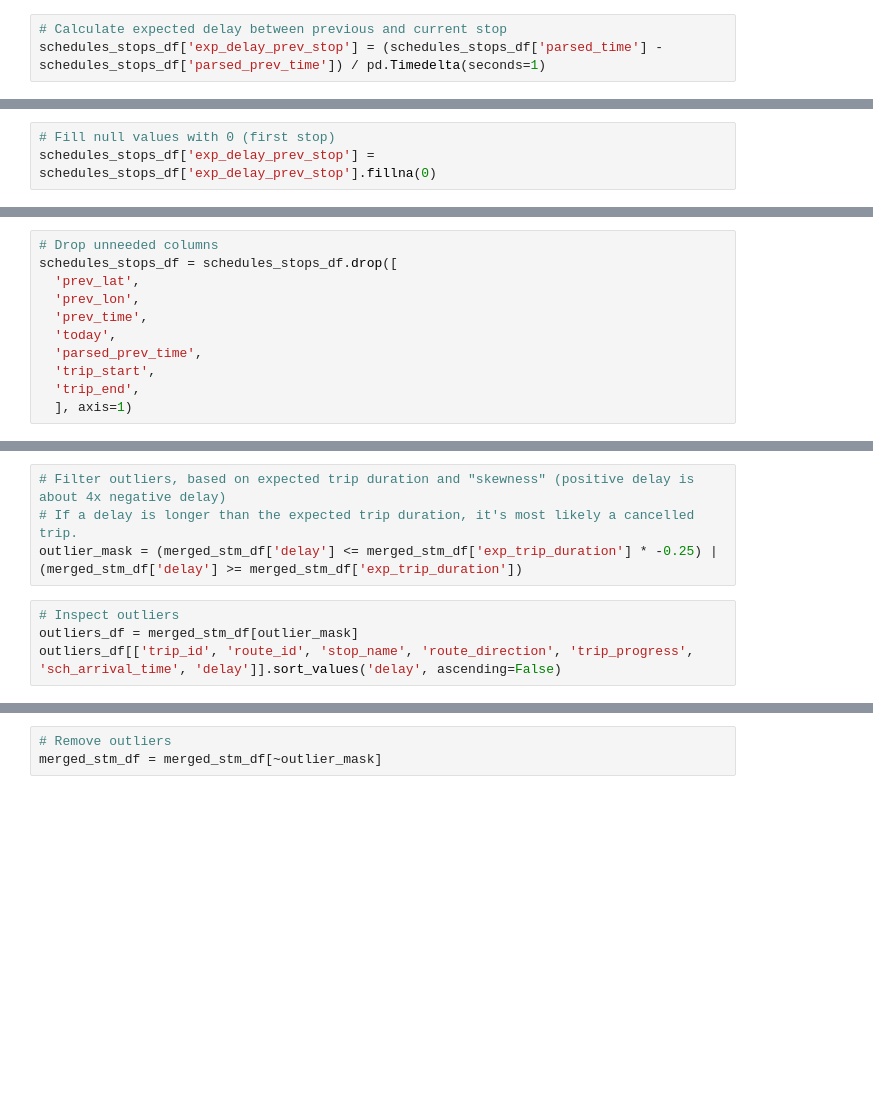
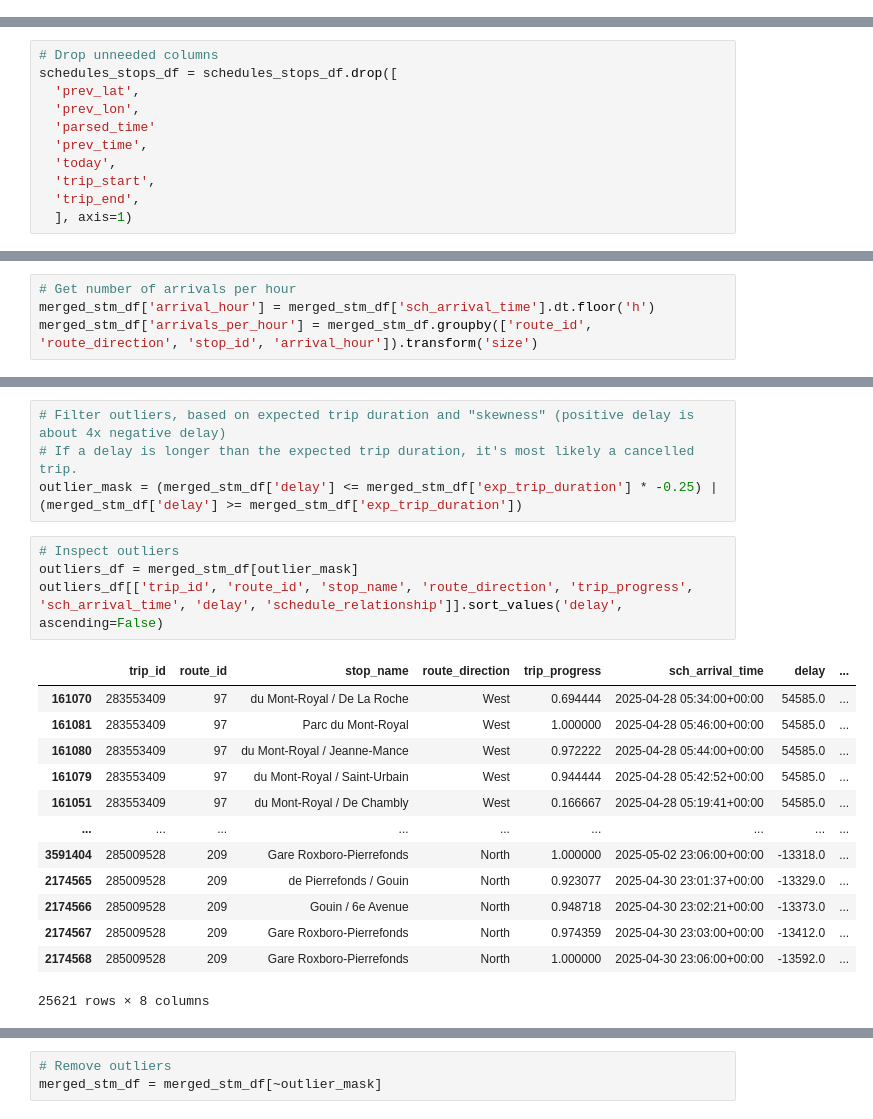
Before and after one commit to nadpierre/stm-transit-delay-prediction, a Jupyter notebook: notebooks/data_cleaning.ipynb, the cells around one changed output, grey strips where cells are left out. Cells and saved outputs as stored; diff of their text form; blank space fills up the shorter version.

```diff
--- a/notebooks/data_cleaning.ipynb
+++ b/notebooks/data_cleaning.ipynb
@@ -162,3 +175,0 @@ schedules_stops_df['exp_trip_duration'].describe()
-# %%
-# Calculate expected delay between previous and current stop
-schedules_stops_df['exp_delay_prev_stop'] = (schedules_stops_df['parsed_time'] - schedules_stops_df['parsed_prev_time']) / pd.Timedelta(seconds=1)
@@ -171,6 +176,3 @@ assert (schedules_stops_df['stop_sequence'] == 1).sum() == schedules_stops_df['e
-# %%
-# Fill null values with 0 (first stop)
-schedules_stops_df['exp_delay_prev_stop'] = schedules_stops_df['exp_delay_prev_stop'].fillna(0)
 # %%
 # Create GeoDataFrames for previous and current stop
 sch_gdf1 = gpd.GeoDataFrame(
@@ -204,9 +241,9 @@ schedules_stops_df.columns
 schedules_stops_df = schedules_stops_df.drop([
   'prev_lat',
   'prev_lon',
+  'parsed_time'
   'prev_time',
   'today',
-  'parsed_prev_time',
   'trip_start',
   'trip_end',
   ], axis=1)
@@ -282,6 +386,10 @@ parsed_departure_time = parse_gtfs_time(merged_stm_df, 'start_date_dt', 'departu
 # Convert scheduled arrival and departure time to UTC datetime
 merged_stm_df['sch_arrival_time'] = parsed_arrival_time.dt.tz_convert(timezone.utc)
 merged_stm_df['sch_departure_time'] = parsed_departure_time.dt.tz_convert(timezone.utc)
+# %%
+# Get number of arrivals per hour
+merged_stm_df['arrival_hour'] = merged_stm_df['sch_arrival_time'].dt.floor('h')
+merged_stm_df['arrivals_per_hour'] = merged_stm_df.groupby(['route_id', 'route_direction', 'stop_id', 'arrival_hour']).transform('size')
 # %%
 # Get rows where scheduled arrival and departure time are different
 merged_stm_df[merged_stm_df['sch_arrival_time'] != merged_stm_df['sch_departure_time']]
@@ -330,7 +468,21 @@ outlier_mask = (merged_stm_df['delay'] <= merged_stm_df['exp_trip_duration'] * -
 # %%
 # Inspect outliers
 outliers_df = merged_stm_df[outlier_mask]
-outliers_df[['trip_id', 'route_id', 'stop_name', 'route_direction', 'trip_progress', 'sch_arrival_time', 'delay']].sort_values('delay', ascending=False)
+outliers_df[['trip_id', 'route_id', 'stop_name', 'route_direction', 'trip_progress', 'sch_arrival_time', 'delay', 'schedule_relationship']].sort_values('delay', ascending=False)
+# %% [output]
+|  | trip_id | route_id | stop_name | route_direction | trip_progress | sch_arrival_time | delay | ... |
+| 161070 | 283553409 | 97 | du Mont-Royal / De La Roche | West | 0.694444 | 2025-04-28 05:34:00+00:00 | 54585.0 | ... |
+| 161081 | 283553409 | 97 | Parc du Mont-Royal | West | 1.000000 | 2025-04-28 05:46:00+00:00 | 54585.0 | ... |
+| 161080 | 283553409 | 97 | du Mont-Royal / Jeanne-Mance | West | 0.972222 | 2025-04-28 05:44:00+00:00 | 54585.0 | ... |
+| 161079 | 283553409 | 97 | du Mont-Royal / Saint-Urbain | West | 0.944444 | 2025-04-28 05:42:52+00:00 | 54585.0 | ... |
+| 161051 | 283553409 | 97 | du Mont-Royal / De Chambly | West | 0.166667 | 2025-04-28 05:19:41+00:00 | 54585.0 | ... |
+| ... | ... | ... | ... | ... | ... | ... | ... | ... |
+| 3591404 | 285009528 | 209 | Gare Roxboro-Pierrefonds | North | 1.000000 | 2025-05-02 23:06:00+00:00 | -13318.0 | ... |
+| 2174565 | 285009528 | 209 | de Pierrefonds / Gouin | North | 0.923077 | 2025-04-30 23:01:37+00:00 | -13329.0 | ... |
+| 2174566 | 285009528 | 209 | Gouin / 6e Avenue | North | 0.948718 | 2025-04-30 23:02:21+00:00 | -13373.0 | ... |
+| 2174567 | 285009528 | 209 | Gare Roxboro-Pierrefonds | North | 0.974359 | 2025-04-30 23:03:00+00:00 | -13412.0 | ... |
+| 2174568 | 285009528 | 209 | Gare Roxboro-Pierrefonds | North | 1.000000 | 2025-04-30 23:06:00+00:00 | -13592.0 | ... |
+25621 rows × 8 columns
 # %%
 # Calculate proportion
 print(f'{outlier_mask.mean():.2%}')
```
Also changed, not shown: parts of 40 cells of this notebook, 3 other files.
